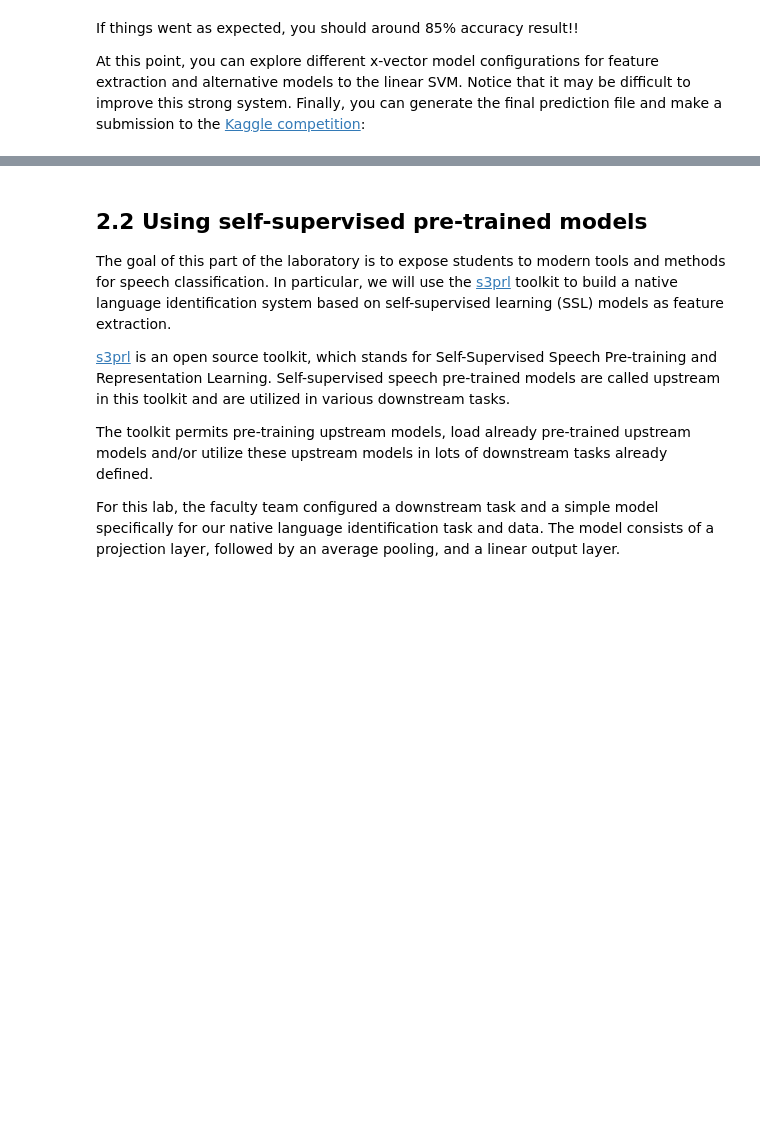
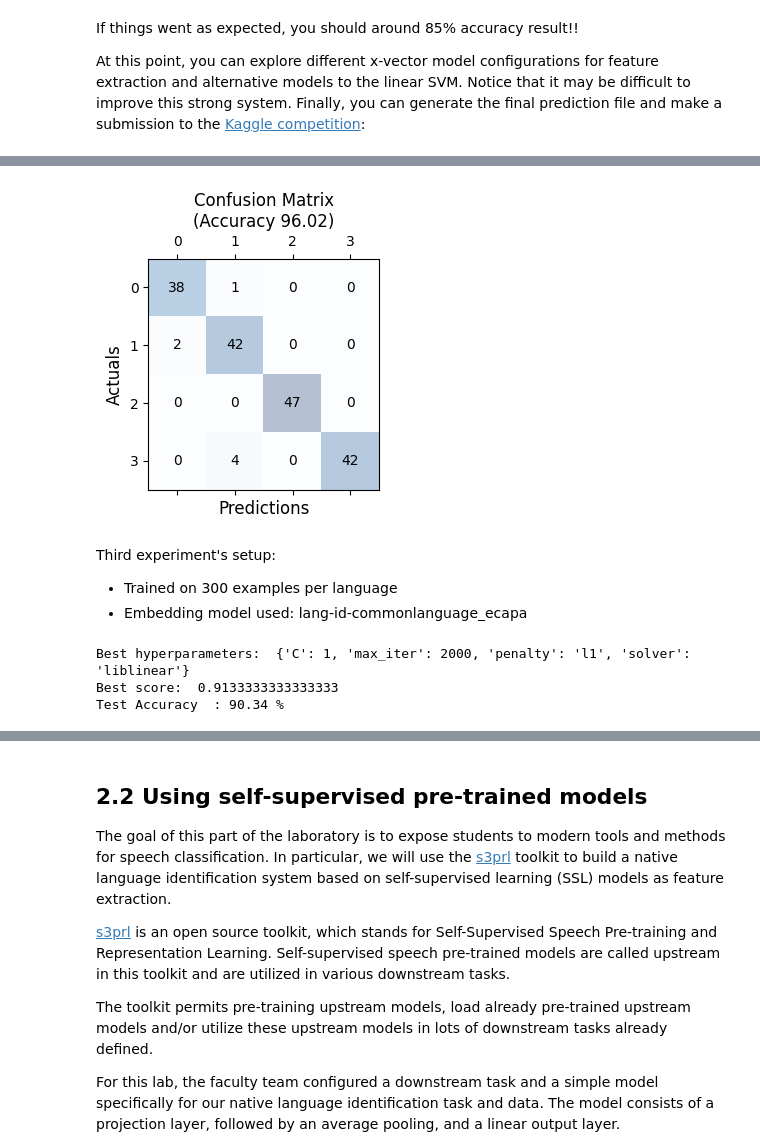
Before and after one commit to piotrmigdalek/spoken-language-processing-23-24-IST, a Jupyter notebook: slp-lab2/lab2_part2.ipynb, the cells around one changed output, grey strips where cells are left out. Cells and saved outputs as stored; diff of their text form; code cells hidden in the pictures; blank space fills up the shorter version.

Commit message:
part2a - additional results

```diff
--- a/slp-lab2/lab2_part2.ipynb
+++ b/slp-lab2/lab2_part2.ipynb
@@ -508,0 +534,22 @@ At this point, you can explore different x-vector model configurations for featu
+# %%
+param_grid_svc = {
+        'C': [0.1, 0.5, 1, 2, 5, 10],
+        'kernel': ['linear', 'rbf', 'poly'],
+        'degree': [2, 3, 4],
+        'gamma': ['scale', 'auto']
+}
+
+svc = SVC()
+grid_search_svc = GridSearchCV(svc, param_grid_svc, cv=5, n_jobs=-1)
+grid_search_svc.fit(train_data, train_labels)
+
+svc = SVC(**grid_search_svc.best_params_)
+svc.fit(train_data, train_labels)
+
+print("Best hyperparameters: ", grid_search_svc.best_params_)
+print("Best score: ", grid_search_svc.best_score_)
+print("Test Accuracy  : {:.2f} %".format(accuracy_score(svc.predict(dev_data), dev_labels)*100))
+
+best_model_results.append({'name': 'SVM',
+                           'best_gs_score': grid_search_svc.best_score_,
+                           'test_accuracy': accuracy_score(svc.predict(dev_data), dev_labels)})
@@ -508,0 +620,9 @@ At this point, you can explore different x-vector model configurations for featu
+# %%
+model = svc
+
+dev_results = model.predict(dev_data) #  Predict dev
+evl_results = model.predict(evl_data) #  Predict test
+# %%
+ref, hyp = dev_labels, dev_results
+print(classification_report(ref, hyp, target_names=LANGUAGES))
+print(accuracy_score(ref, hyp))
@@ -509 +642,16 @@ At this point, you can explore different x-vector model configurations for featu
+# %%
+conf_matrix = confusion_matrix(ref, hyp)
+
+fig, ax = plt.subplots(figsize=(3.0, 3.0))
+ax.matshow(conf_matrix, cmap=plt.cm.Blues, alpha=0.3)
+for i in range(conf_matrix.shape[0]):
+    for j in range(conf_matrix.shape[1]):
+        ax.text(x=j, y=i,s=conf_matrix[i, j], va='center', ha='center')
+
+plt.xlabel('Predictions', fontsize=12)
+plt.ylabel('Actuals', fontsize=12)
+plt.title(f'Confusion Matrix\n(Accuracy {100*accuracy_score(ref, hyp):.2f})', fontsize=12)
+plt.show()
+# %% [output]
+[figure, added]
 # %%
@@ -521,3 +669,32 @@ with open(f'{CWD}/g{group}_{system}.csv', 'w') as file:
     # Save evl results
     for lang, file in zip(evl_results, evl_filenames):
         csv_writer.writerow((file, LANG2ID[lang]))
+# %% [markdown]
+Third experiment's setup:
+- Trained on 300 examples per language
+- Embedding model used: lang-id-commonlanguage_ecapa
+# %%
+param_grid_lr = {
+    'penalty': ['l2', 'l1'],
+    'C': [1, 5, 8, 10, 12],
+    'solver': ['saga', 'liblinear'],
+    'max_iter': [2000],
+}
+
+lr = LogisticRegression()
+
+grid_search_lr = GridSearchCV(lr, param_grid_lr, cv=5, n_jobs=-1)
+grid_search_lr.fit(train_data, train_labels)
+lr = grid_search_lr.best_estimator_
+
+print("Best hyperparameters: ", grid_search_lr.best_params_)
+print("Best score: ", grid_search_lr.best_score_)
+print("Test Accuracy  : {:.2f} %".format(accuracy_score(lr.predict(dev_data), dev_labels)*100))
+
+best_model_results.append({'name': 'Logistic Regression',
+                           'best_gs_score': grid_search_lr.best_score_,
+                           'test_accuracy': accuracy_score(lr.predict(dev_data), dev_labels)})
+# %% [output]
+Best hyperparameters:  {'C': 1, 'max_iter': 2000, 'penalty': 'l1', 'solver': 'liblinear'}
+Best score:  0.9133333333333333
+Test Accuracy  : 90.34 %
```
Also changed, not shown: parts of 23 cells of this notebook.
